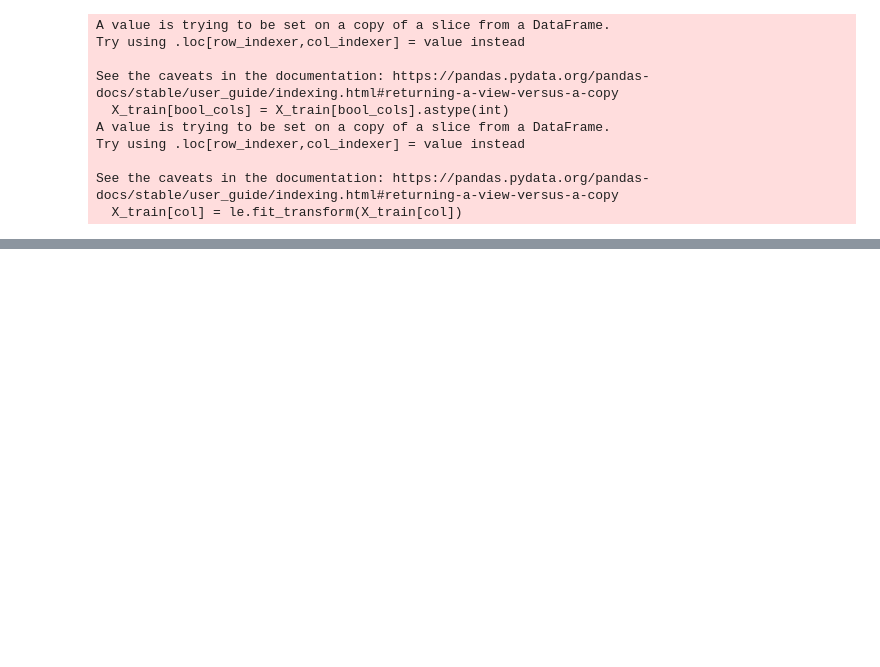
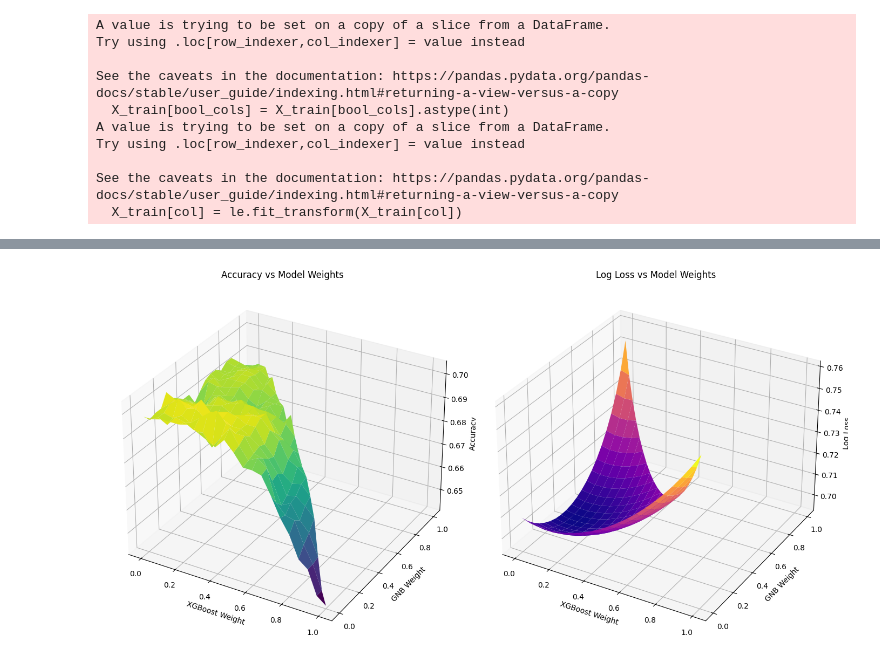
Before and after one commit to nathanansel28/DD2421-programming-challenge, a Jupyter notebook: model_ensemble.ipynb, the cells around one changed output, grey strips where cells are left out. Saved outputs shown, nothing was run; the diff lists cells and outputs as text; code cells hidden in the pictures; blank space fills up the shorter version.

```diff
--- a/model_ensemble.ipynb
+++ b/model_ensemble.ipynb
@@ -95,0 +78,49 @@ Submission file saved as submission_ensemble.csv
+# %%
+import matplotlib.pyplot as plt
+from mpl_toolkits.mplot3d import Axes3D
+import numpy as np
+
+# Extract weights and performance metrics
+weights_xgb = [res['weights'][0] for res in results]
+weights_gnb = [res['weights'][1] for res in results]
+log_losses = [res['log_loss'] for res in results]
+accuracies = [res['accuracy'] for res in results]
+
+# Create grid for plotting
+weight_options = np.linspace(0, 1, 21)
+X, Y = np.meshgrid(weight_options, weight_options)
+Z_accuracy = np.full(X.shape, np.nan)
+Z_log_loss = np.full(X.shape, np.nan)
+
+# Fill the grid with accuracy and log loss values
+for i, w_xgb in enumerate(weight_options):
+    for j, w_gnb in enumerate(weight_options):
+        if w_xgb + w_gnb <= 1:
+            w_nn = 1 - (w_xgb + w_gnb)
+            idx = next(k for k, res in enumerate(results) if np.isclose(res['weights'][0], w_xgb) and np.isclose(res['weights'][1], w_gnb))
+            Z_accuracy[i, j] = accuracies[idx]
+            Z_log_loss[i, j] = log_losses[idx]
+
+# Plotting accuracy
+fig = plt.figure(figsize=(14, 7))
+
+# Plot Accuracy surface
+ax1 = fig.add_subplot(121, projection='3d')
+ax1.plot_surface(X, Y, Z_accuracy, cmap='viridis')
+ax1.set_xlabel('XGBoost Weight')
+ax1.set_ylabel('GNB Weight')
+ax1.set_zlabel('Accuracy')
+ax1.set_title('Accuracy vs Model Weights')
+
+# Plot Log Loss surface
+ax2 = fig.add_subplot(122, projection='3d')
+ax2.plot_surface(X, Y, Z_log_loss, cmap='plasma')
+ax2.set_xlabel('XGBoost Weight')
+ax2.set_ylabel('GNB Weight')
+ax2.set_zlabel('Log Loss')
+ax2.set_title('Log Loss vs Model Weights')
+
+plt.tight_layout()
+plt.show()
+# %% [output]
+[figure, added]
```
Also changed, not shown: parts of 5 cells of this notebook, 7 other files.
